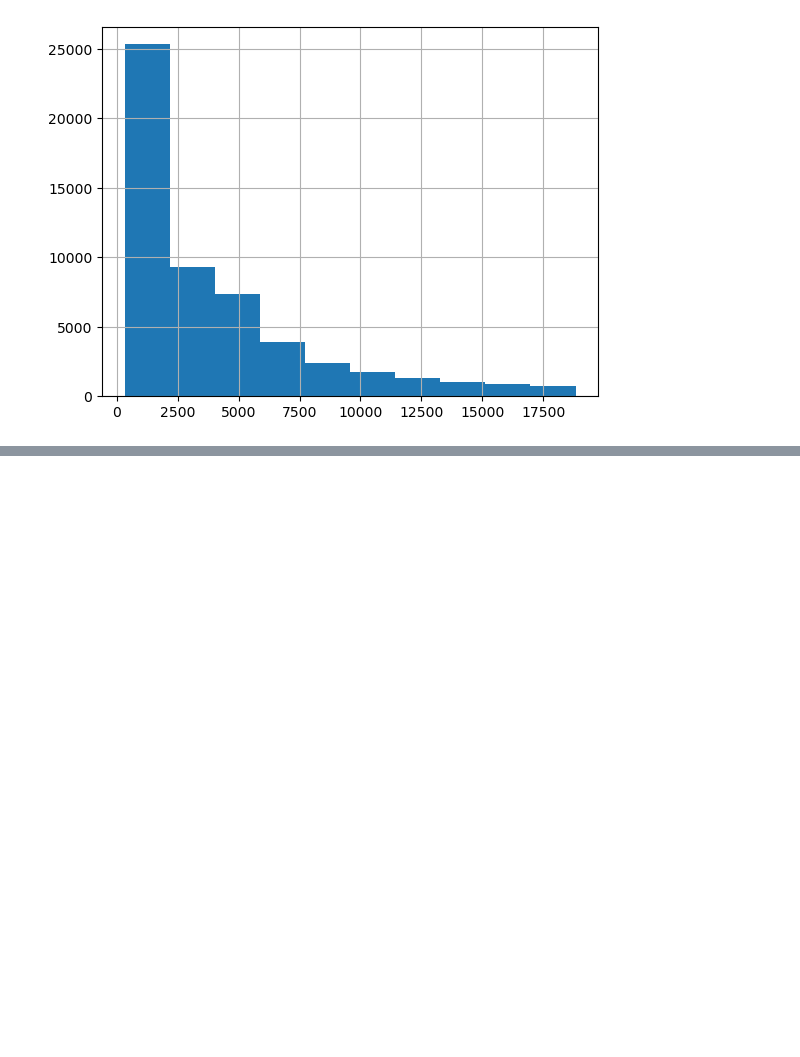
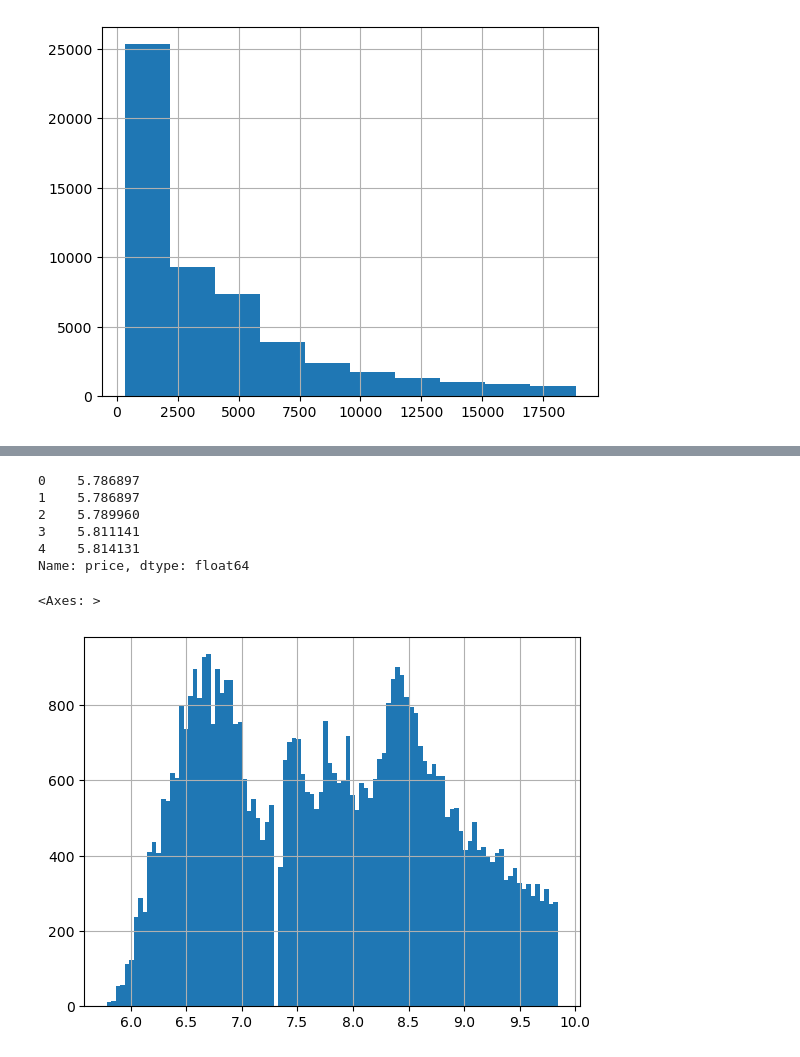
Before and after one commit to TurmaeUrsorum/belajar-piton, a Jupyter notebook: 15. Feature Engineering/feature_engineering.ipynb, the cells around one changed output, grey strips where cells are left out. Cells and saved outputs as stored; diff of their text form; code cells hidden in the pictures; blank space fills up the shorter version.

```diff
--- a/15. Feature Engineering/feature_engineering.ipynb
+++ b/15. Feature Engineering/feature_engineering.ipynb
@@ -20,0 +100,16 @@ dataset["price"].hist()
+# %%
+log_price = dataset["price"].apply(np.log)
+# %%
+log_price.head()
+# %% [output]
+0    5.786897
+1    5.786897
+2    5.789960
+3    5.811141
+4    5.814131
+Name: price, dtype: float64
+# %%
+log_price.hist(bins = 100)
+# %% [output]
+<Axes: >
+[figure, added]
```
Also changed, not shown: parts of 23 cells of this notebook.
